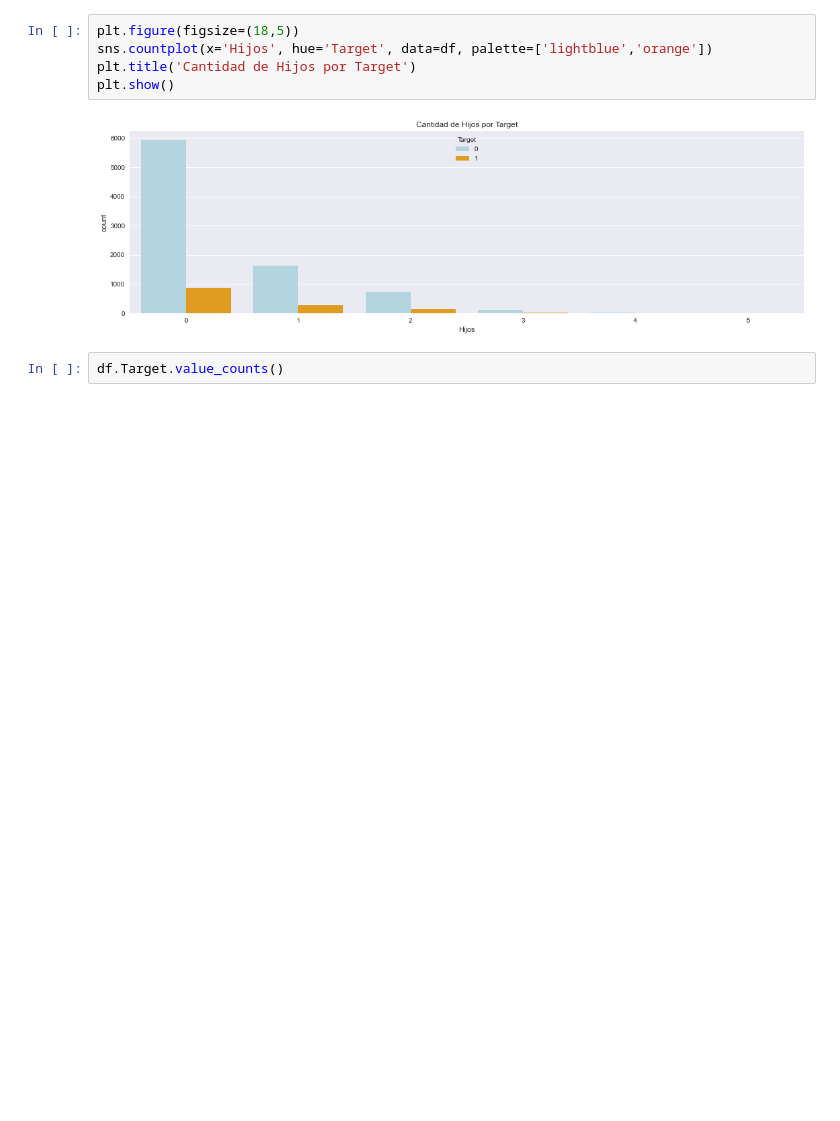
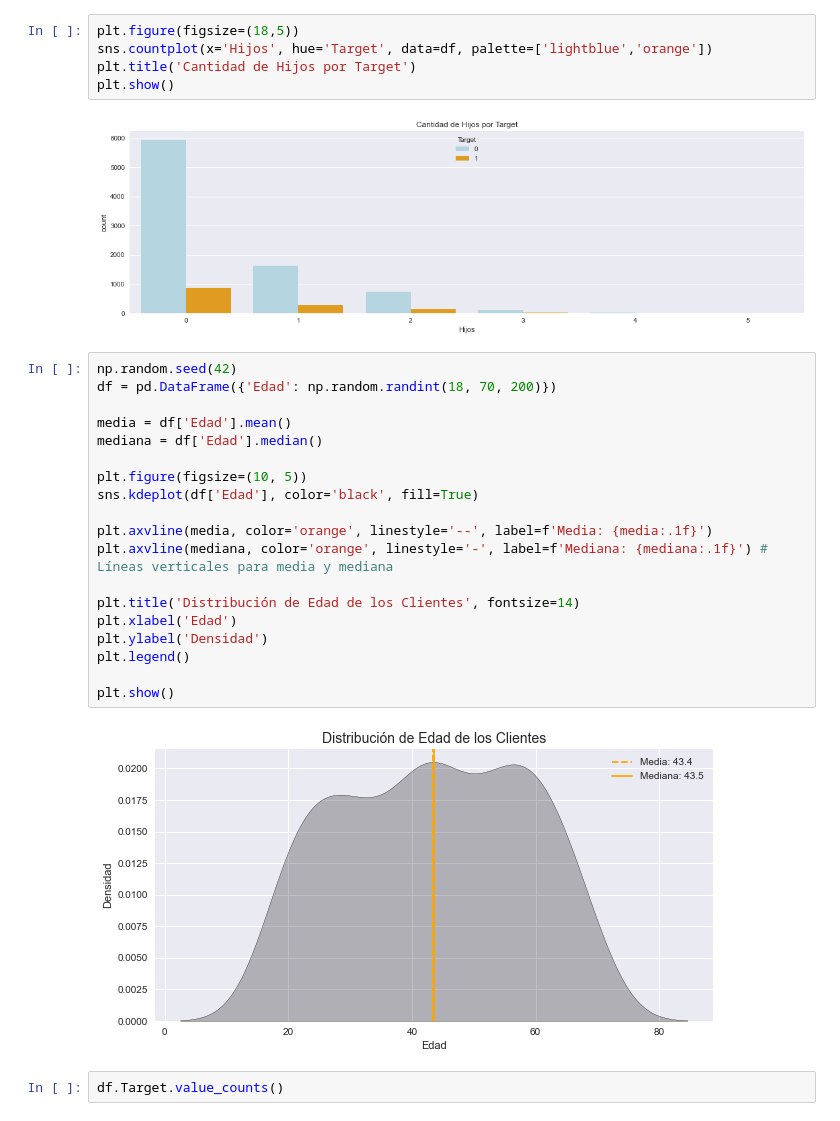
Before and after one commit to NestorDiazDataSC/Analisis_de_Datos, a Jupyter notebook: Credit_Card/CreditCard.ipynb, the cells around one changed output. Drawn from its saved outputs; the diff is of its cells as text; blank space fills up the shorter version.

```diff
--- a/Credit_Card/CreditCard.ipynb
+++ b/Credit_Card/CreditCard.ipynb
@@ -208,6 +208,27 @@ plt.title('Cantidad de Hijos por Target')
 plt.show()
 # %% [output]
 [figure]
+# %%
+np.random.seed(42)
+df = pd.DataFrame({'Edad': np.random.randint(18, 70, 200)})
+
+media = df['Edad'].mean()
+mediana = df['Edad'].median()
+
+plt.figure(figsize=(10, 5))
+sns.kdeplot(df['Edad'], color='black', fill=True)
+
+plt.axvline(media, color='orange', linestyle='--', label=f'Media: {media:.1f}')
+plt.axvline(mediana, color='orange', linestyle='-', label=f'Mediana: {mediana:.1f}') # Líneas verticales para media y mediana
+
+plt.title('Distribución de Edad de los Clientes', fontsize=14)
+plt.xlabel('Edad')
+plt.ylabel('Densidad')
+plt.legend()
+
+plt.show()
+# %% [output]
+[figure, added]
 # %%
 df.Target.value_counts()
 # %% [output]
```
